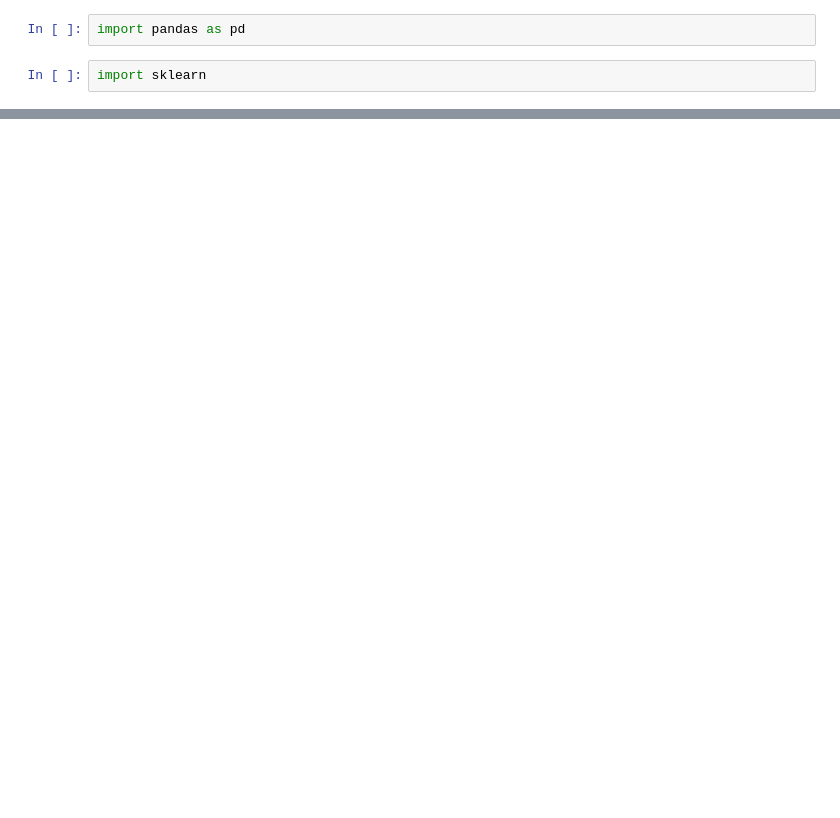
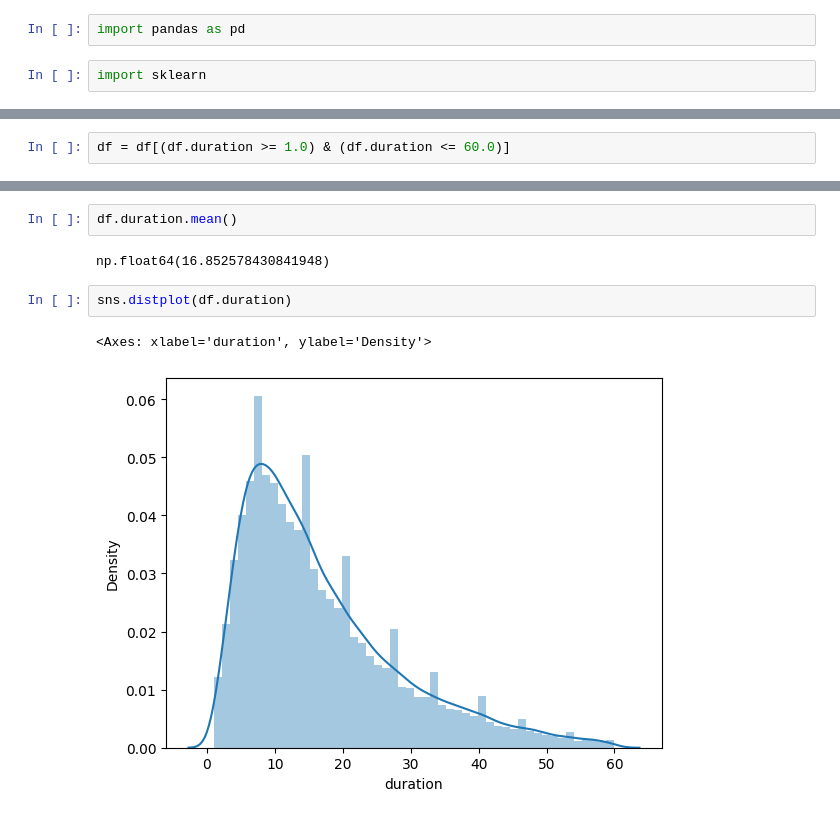
Before and after one commit to ambideXtrous9/MLOps, a Jupyter notebook: 01-intro/intro.ipynb, the cells around one changed output, grey strips where cells are left out. Saved outputs shown, nothing was run; the diff lists cells and outputs as text; blank space fills up the shorter version.

```diff
--- a/01-intro/intro.ipynb
+++ b/01-intro/intro.ipynb
@@ -24,0 +106,2 @@ df
+# %%
+df = df[(df.duration >= 1.0) & (df.duration <= 60.0)]
@@ -24,0 +124,9 @@ df
+# %%
+df.duration.mean()
+# %% [output]
+np.float64(16.852578430841948)
+# %%
+sns.distplot(df.duration)
+# %% [output]
+<Axes: xlabel='duration', ylabel='Density'>
+[figure, added]
```
Also changed, not shown: parts of 42 cells of this notebook.
